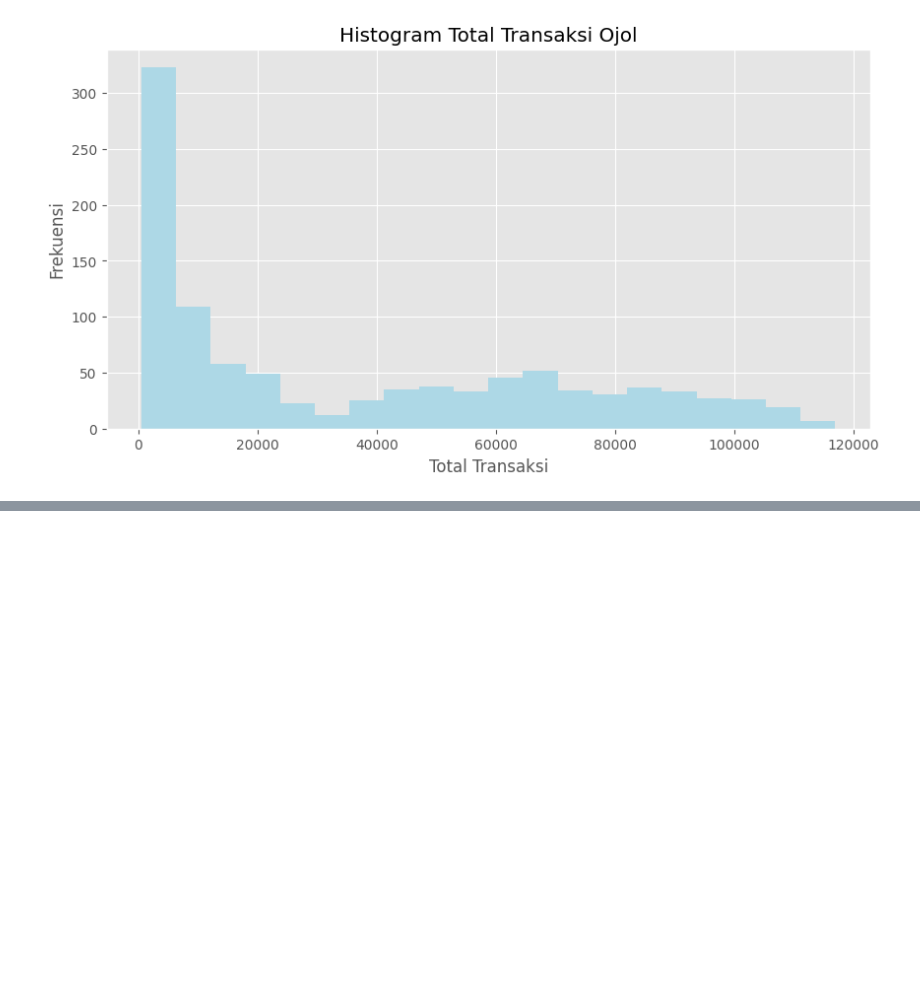
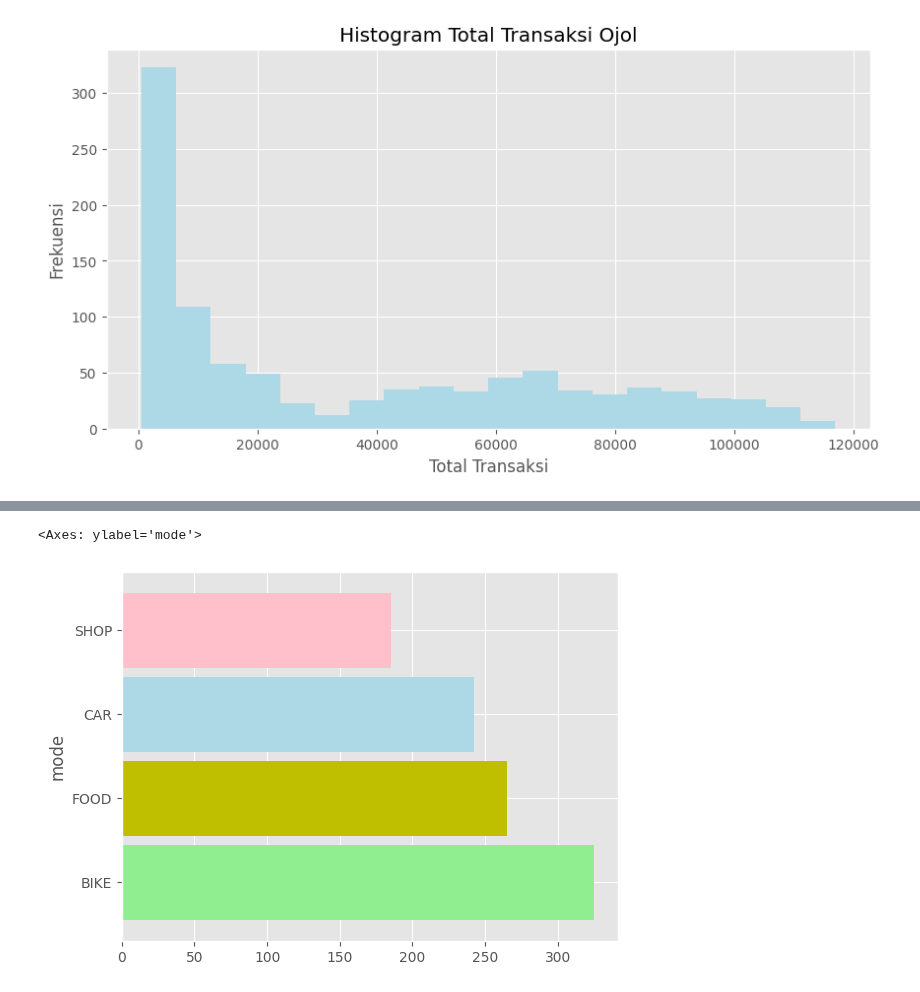
Before and after one commit to IdhamAbidinKaisilay/BelajarDataAnalyst, a Jupyter notebook: Pandas_VisualisasiData.ipynb, the cells around one changed output, grey strips where cells are left out. Drawn from its saved outputs; the diff is of its cells as text; code cells hidden in the pictures; blank space fills up the shorter version.

```diff
--- a/Pandas_VisualisasiData.ipynb
+++ b/Pandas_VisualisasiData.ipynb
@@ -69,0 +79,5 @@ plt.show()
+# %%
+df['mode'].value_counts().plot(kind='barh', width=0.9, color=['lightgreen', 'y','lightblue', 'pink'])
+# %% [output]
+<Axes: ylabel='mode'>
+[figure, added]
```
Also changed, not shown: parts of 9 cells of this notebook.
